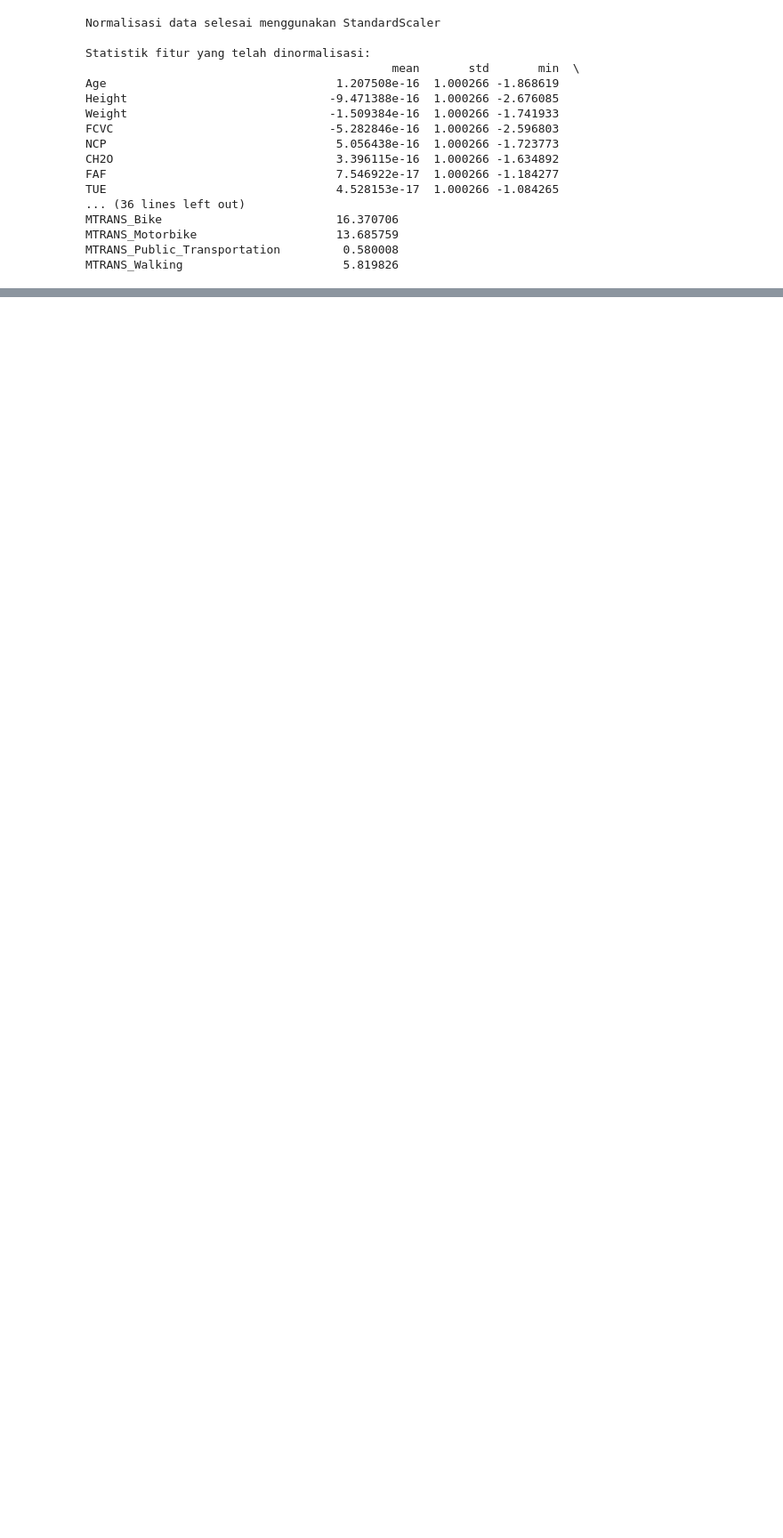
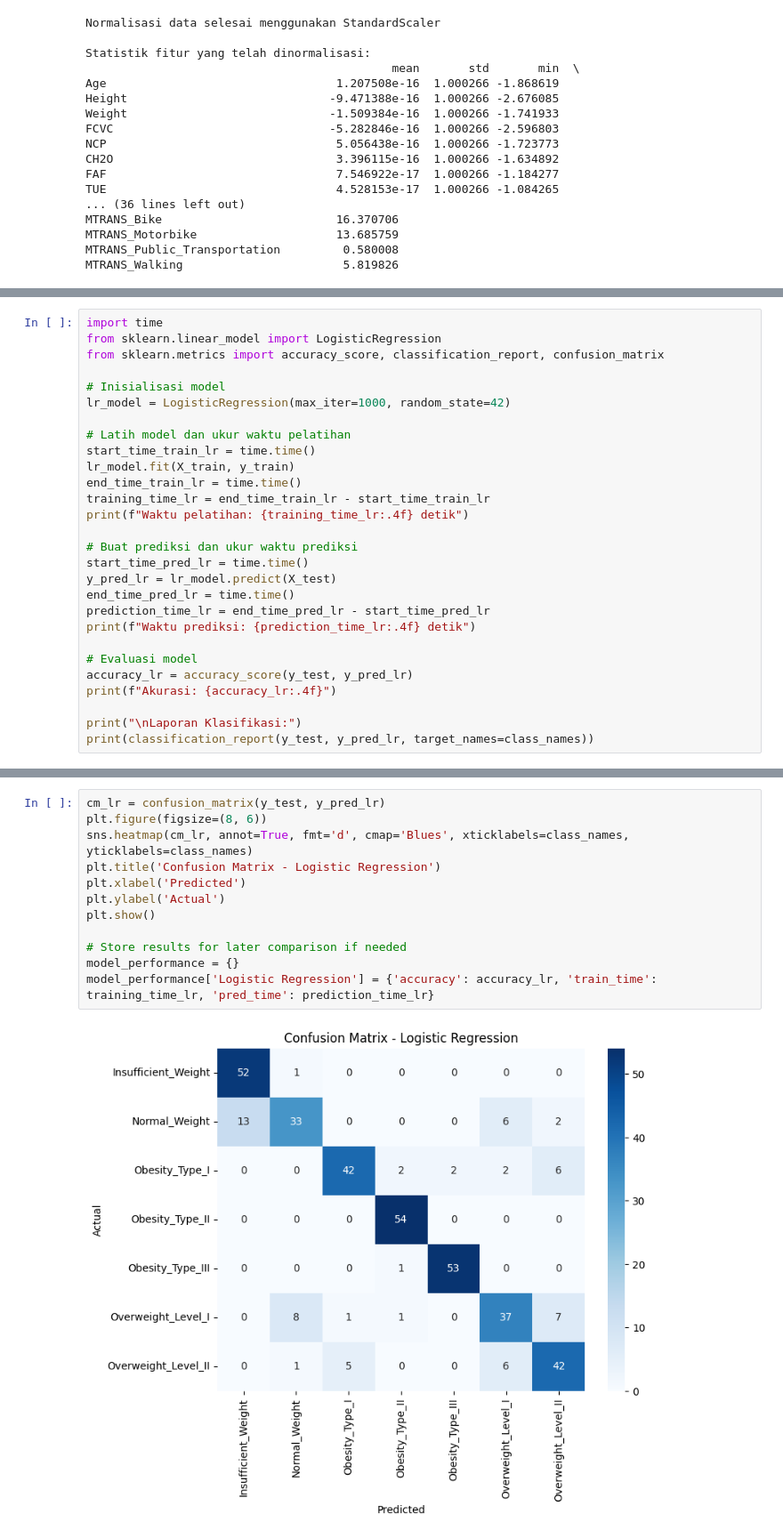
Before and after one commit to Fadhilah25/PROJECT-BENGKOD, a Jupyter notebook: main/obesity.ipynb, the cells around one changed output, grey strips where cells are left out. Shown at 89% size. Drawn from its saved outputs; the diff is of its cells as text; blank space fills up the shorter version.

Commit message:
Update obesity.ipynb
menambahkan 5 model

```diff
--- a/main/obesity.ipynb
+++ b/main/obesity.ipynb
@@ -481,0 +508,28 @@ plt.show()
+# %%
+import time
+from sklearn.linear_model import LogisticRegression
+from sklearn.metrics import accuracy_score, classification_report, confusion_matrix
+
+# Inisialisasi model
+lr_model = LogisticRegression(max_iter=1000, random_state=42)
+
+# Latih model dan ukur waktu pelatihan
+start_time_train_lr = time.time()
+lr_model.fit(X_train, y_train)
+end_time_train_lr = time.time()
+training_time_lr = end_time_train_lr - start_time_train_lr
+print(f"Waktu pelatihan: {training_time_lr:.4f} detik")
+
+# Buat prediksi dan ukur waktu prediksi
+start_time_pred_lr = time.time()
+y_pred_lr = lr_model.predict(X_test)
+end_time_pred_lr = time.time()
+prediction_time_lr = end_time_pred_lr - start_time_pred_lr
+print(f"Waktu prediksi: {prediction_time_lr:.4f} detik")
+
+# Evaluasi model
+accuracy_lr = accuracy_score(y_test, y_pred_lr)
+print(f"Akurasi: {accuracy_lr:.4f}")
+
+print("\nLaporan Klasifikasi:")
+print(classification_report(y_test, y_pred_lr, target_names=class_names))
@@ -481,0 +555,14 @@ plt.show()
+# %%
+cm_lr = confusion_matrix(y_test, y_pred_lr)
+plt.figure(figsize=(8, 6))
+sns.heatmap(cm_lr, annot=True, fmt='d', cmap='Blues', xticklabels=class_names, yticklabels=class_names)
+plt.title('Confusion Matrix - Logistic Regression')
+plt.xlabel('Predicted')
+plt.ylabel('Actual')
+plt.show()
+
+# Store results for later comparison if needed
+model_performance = {}
+model_performance['Logistic Regression'] = {'accuracy': accuracy_lr, 'train_time': training_time_lr, 'pred_time': prediction_time_lr}
+# %% [output]
+[figure, added]
```
Also changed, not shown: parts of 17 cells of this notebook.
